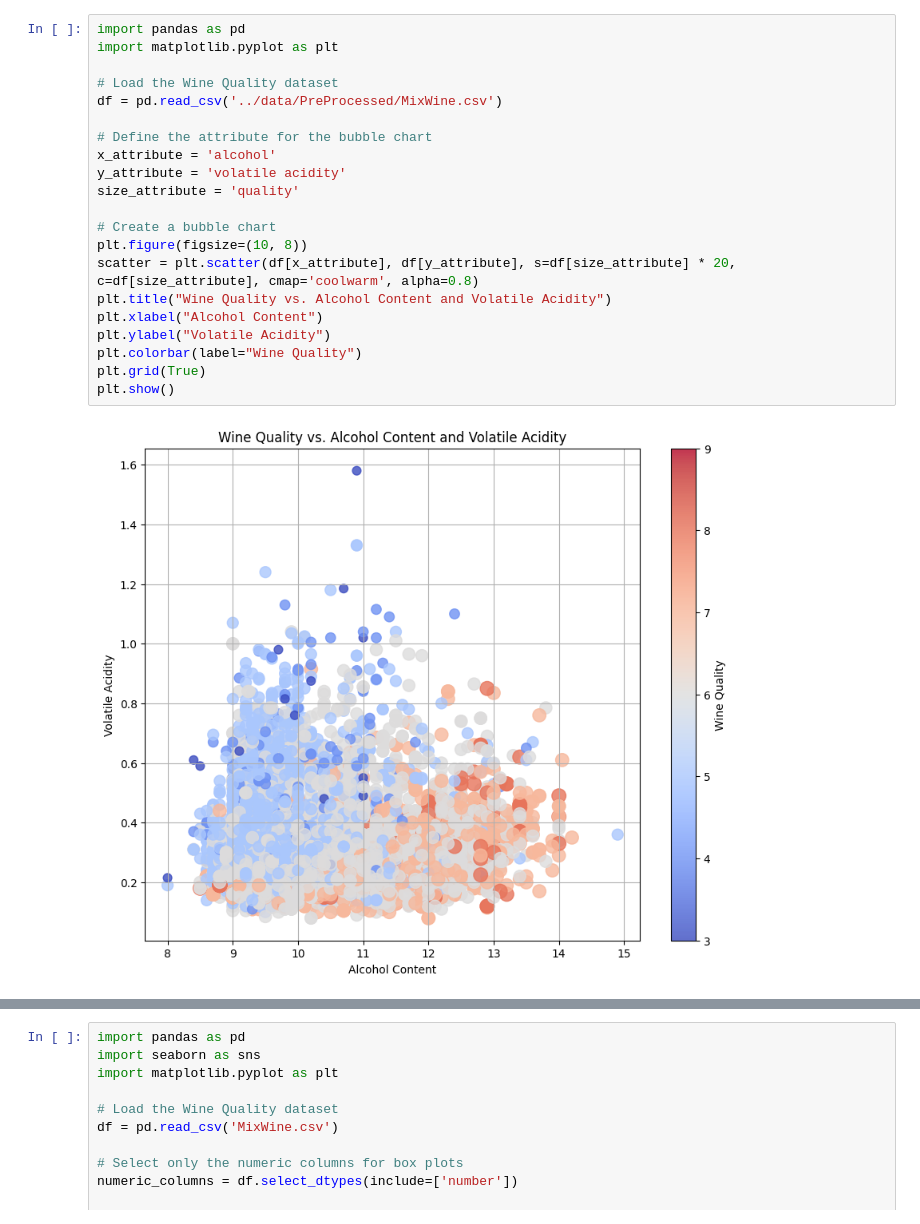
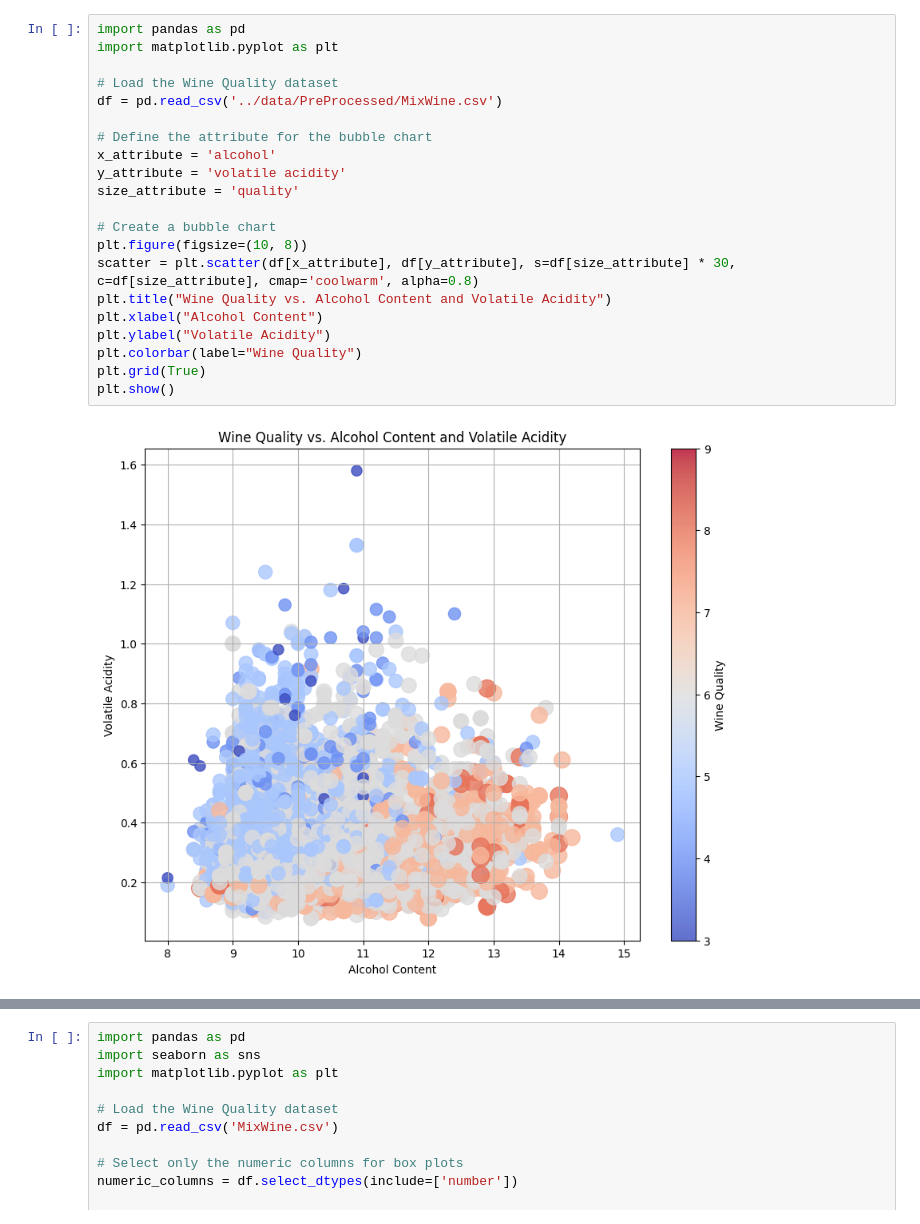
Before and after one commit to dmml-heriot-watt/group-coursework-dmml_cw, a Jupyter notebook: notebooks/DataExploreVisualization.ipynb, the cells around one changed output, grey strips where cells are left out. Saved outputs shown, nothing was run; the diff lists cells and outputs as text.

```diff
--- a/notebooks/DataExploreVisualization.ipynb
+++ b/notebooks/DataExploreVisualization.ipynb
@@ -53,23 +81,23 @@ Color Mapping: The color of each bubble is determined by the "Wine Quality" as w
 # %%
 import pandas as pd
 import matplotlib.pyplot as plt
 
 # Load the Wine Quality dataset
 df = pd.read_csv('../data/PreProcessed/MixWine.csv')
 
 # Define the attribute for the bubble chart
 x_attribute = 'alcohol'
 y_attribute = 'volatile acidity'
 size_attribute = 'quality'
 
 # Create a bubble chart
 plt.figure(figsize=(10, 8))
-scatter = plt.scatter(df[x_attribute], df[y_attribute], s=df[size_attribute] * 20, c=df[size_attribute], cmap='coolwarm', alpha=0.8)
+scatter = plt.scatter(df[x_attribute], df[y_attribute], s=df[size_attribute] * 30, c=df[size_attribute], cmap='coolwarm', alpha=0.8)
 plt.title("Wine Quality vs. Alcohol Content and Volatile Acidity")
 plt.xlabel("Alcohol Content")
 plt.ylabel("Volatile Acidity")
 plt.colorbar(label="Wine Quality")
 plt.grid(True)
 plt.show()
 # %% [output]
-[figure, old version]
+[figure, new version]
```
Also changed, not shown: parts of 10 cells of this notebook.
